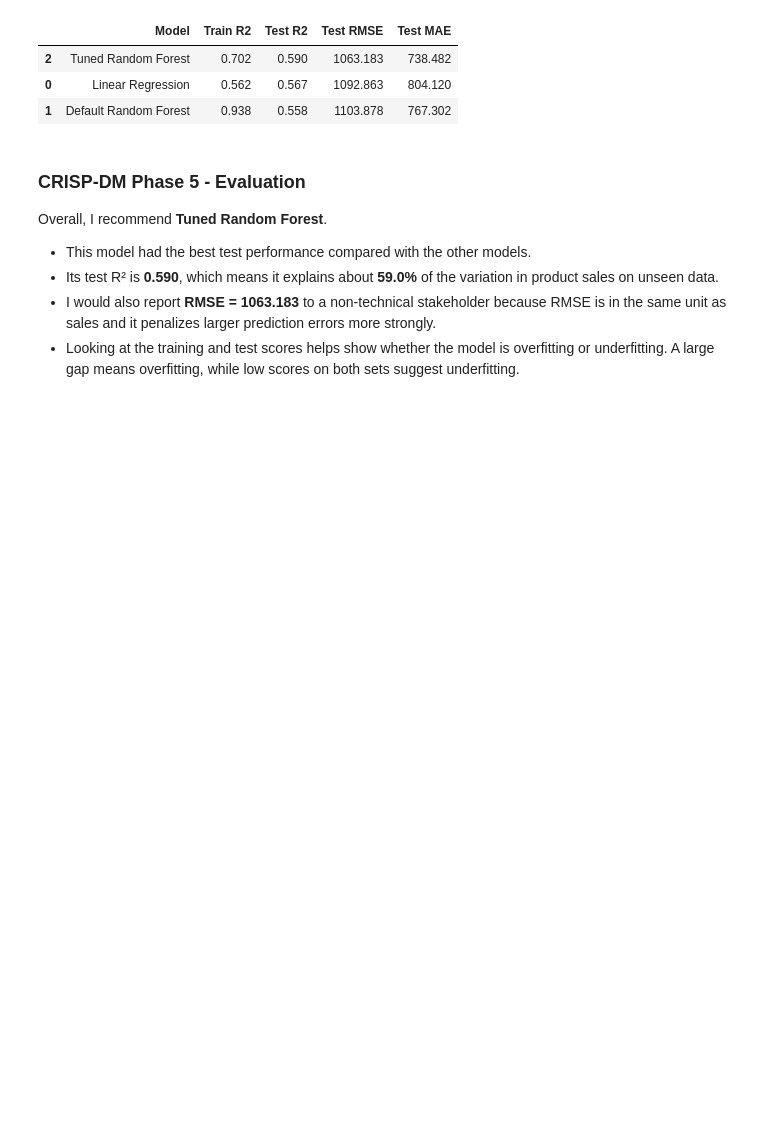
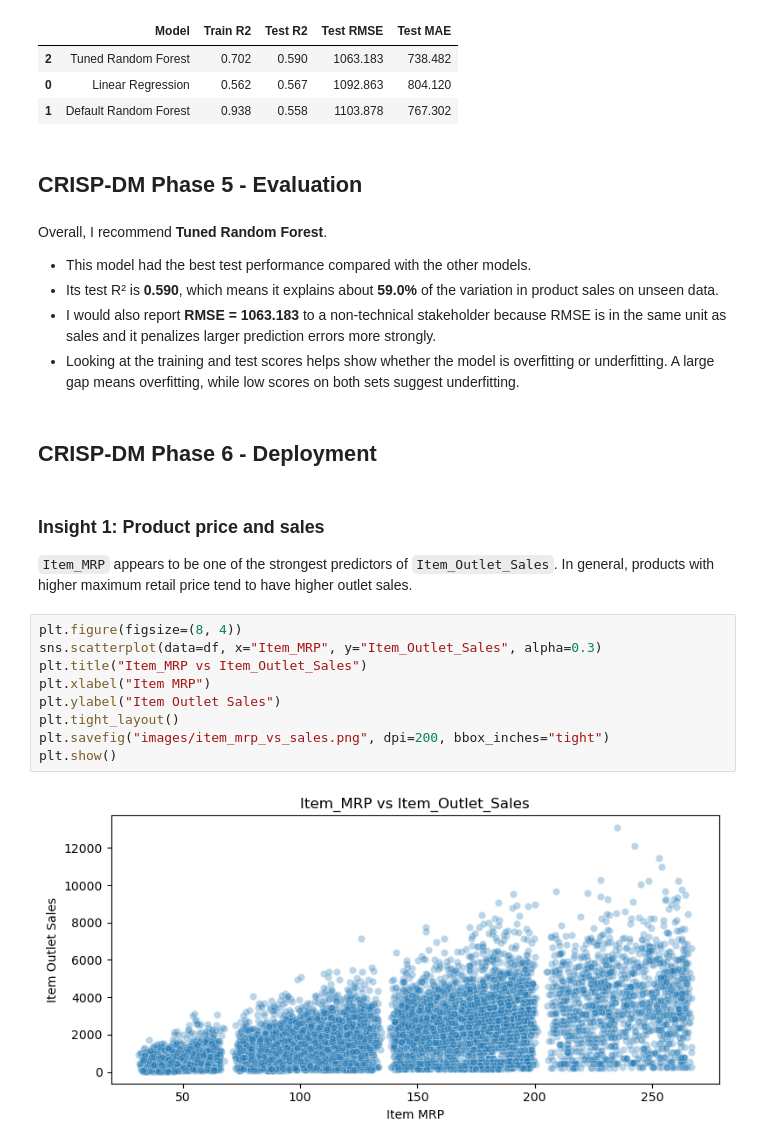
Before and after one commit to WalidAlsafadi/Prediction-of-Product-Sales, a Jupyter notebook: notebook.ipynb, the cells around one changed output. Saved outputs shown, nothing was run; the diff lists cells and outputs as text; blank space fills up the shorter version.

Commit message:
Add deployment materials and README for product sales prediction

```diff
--- a/notebook.ipynb
+++ b/notebook.ipynb
@@ -1175,12 +1178,29 @@ comparison_table.sort_values(by=["Test R2", "Test RMSE"], ascending=[False, True
 | 2 | Tuned Random Forest | 0.702 | 0.590 | 1063.183 | 738.482 |
 | 0 | Linear Regression | 0.562 | 0.567 | 1092.863 | 804.120 |
 | 1 | Default Random Forest | 0.938 | 0.558 | 1103.878 | 767.302 |
+# %% [markdown]
+## CRISP-DM Phase 5 - Evaluation
 # %% [markdown]
-### CRISP-DM Phase 5 - Evaluation
-
 Overall, I recommend **Tuned Random Forest**.
 
 - This model had the best test performance compared with the other models.
 - Its test R² is **0.590**, which means it explains about **59.0%** of the variation in product sales on unseen data.
 - I would also report **RMSE = 1063.183** to a non-technical stakeholder because RMSE is in the same unit as sales and it penalizes larger prediction errors more strongly.
 - Looking at the training and test scores helps show whether the model is overfitting or underfitting. A large gap means overfitting, while low scores on both sets suggest underfitting.
+# %% [markdown]
+## CRISP-DM Phase 6 - Deployment
+# %% [markdown]
+### Insight 1: Product price and sales
+
+`Item_MRP` appears to be one of the strongest predictors of `Item_Outlet_Sales`. In general, products with higher maximum retail price tend to have higher outlet sales.
+# %%
+plt.figure(figsize=(8, 4))
+sns.scatterplot(data=df, x="Item_MRP", y="Item_Outlet_Sales", alpha=0.3)
+plt.title("Item_MRP vs Item_Outlet_Sales")
+plt.xlabel("Item MRP")
+plt.ylabel("Item Outlet Sales")
+plt.tight_layout()
+plt.savefig("images/item_mrp_vs_sales.png", dpi=200, bbox_inches="tight")
+plt.show()
+# %% [output]
+[figure, added]
```
Also changed, not shown: parts of 7 cells of this notebook, 5 other files.
